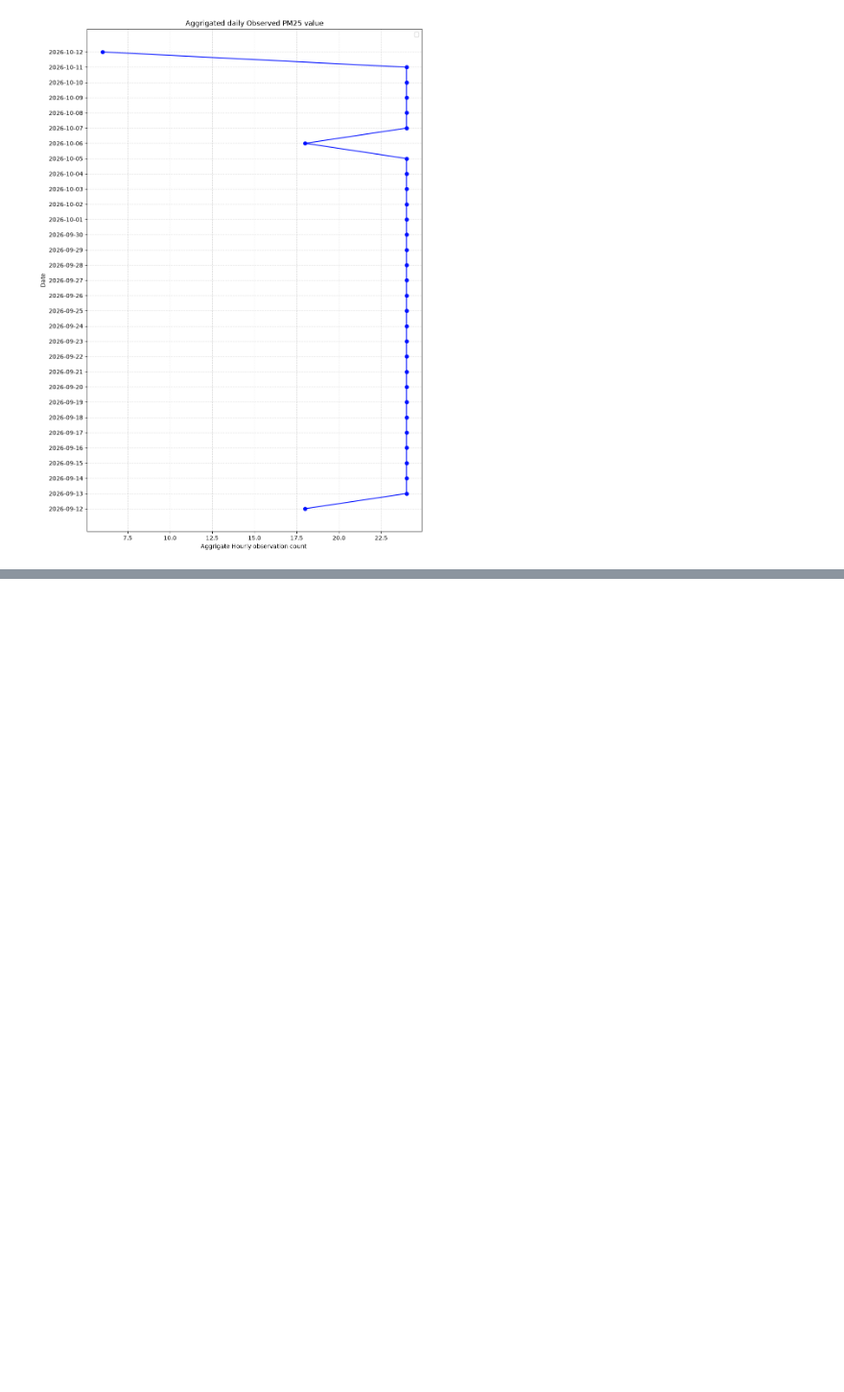
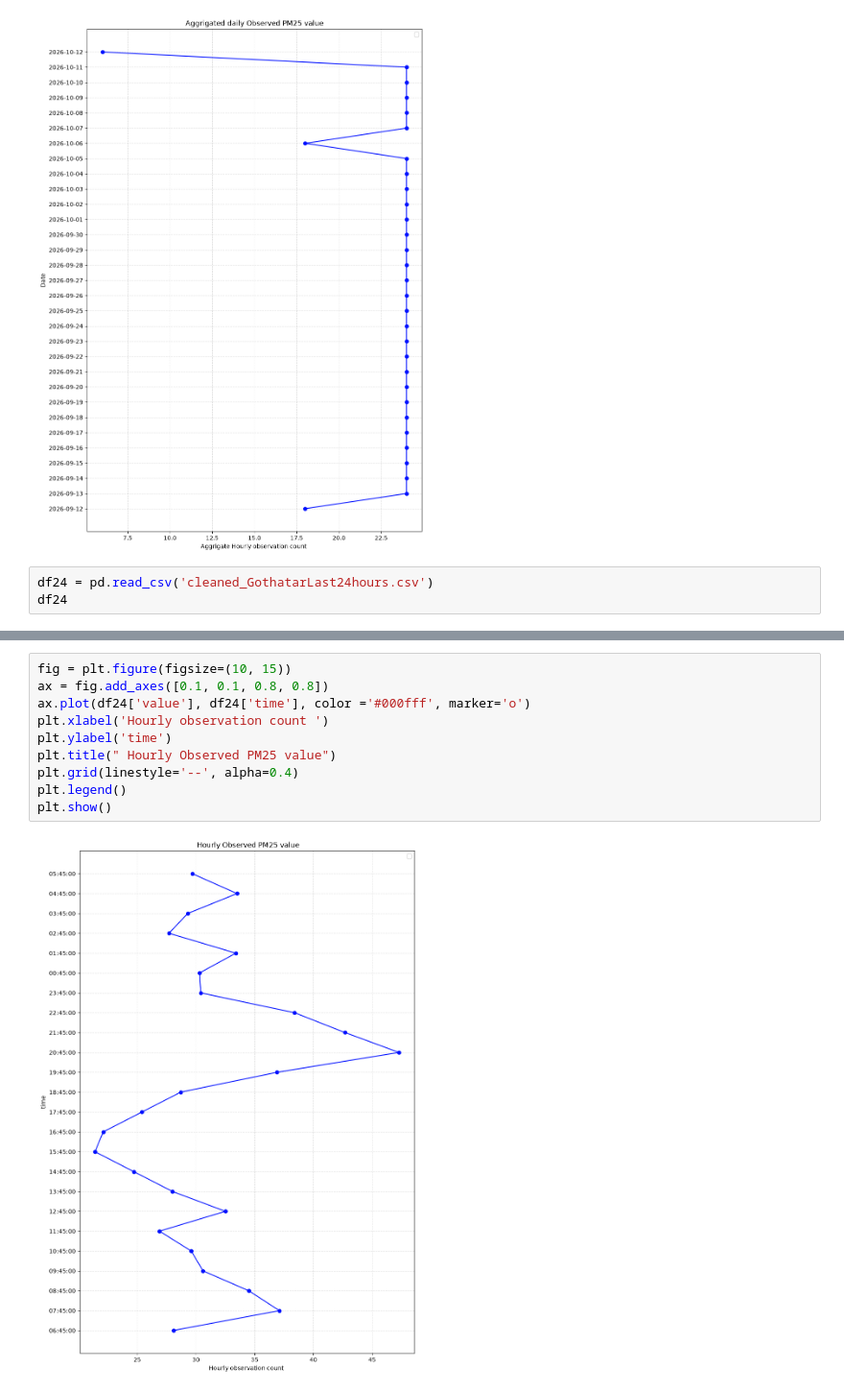
Before and after one commit to Laxmination/Kathmandu-PM2.5-Forecasting, a Jupyter notebook: pm25/Gothatar data analysis.ipynb, the cells around one changed output, grey strips where cells are left out. Shown at 96% size. Drawn from its saved outputs; the diff is of its cells as text; blank space fills up the shorter version.

Commit message:
Gothatar last 24 hours data cleaning

```diff
--- a/pm25/Gothatar data analysis.ipynb
+++ b/pm25/Gothatar data analysis.ipynb
@@ -289,3 +289,6 @@ plt.legend()
 plt.show()
 # %% [output]
 [figure]
+# %%
+df24 = pd.read_csv('cleaned_GothatarLast24hours.csv')
+df24
@@ -291,0 +333,12 @@ plt.show()
+# %%
+fig = plt.figure(figsize=(10, 15))
+ax = fig.add_axes([0.1, 0.1, 0.8, 0.8])
+ax.plot(df24['value'], df24['time'], color ='#000fff', marker='o')
+plt.xlabel('Hourly observation count ')
+plt.ylabel('time')
+plt.title(" Hourly Observed PM25 value")
+plt.grid(linestyle='--', alpha=0.4)
+plt.legend()
+plt.show()
+# %% [output]
+[figure, added]
```
Also changed, not shown: parts of 2 cells of this notebook.
